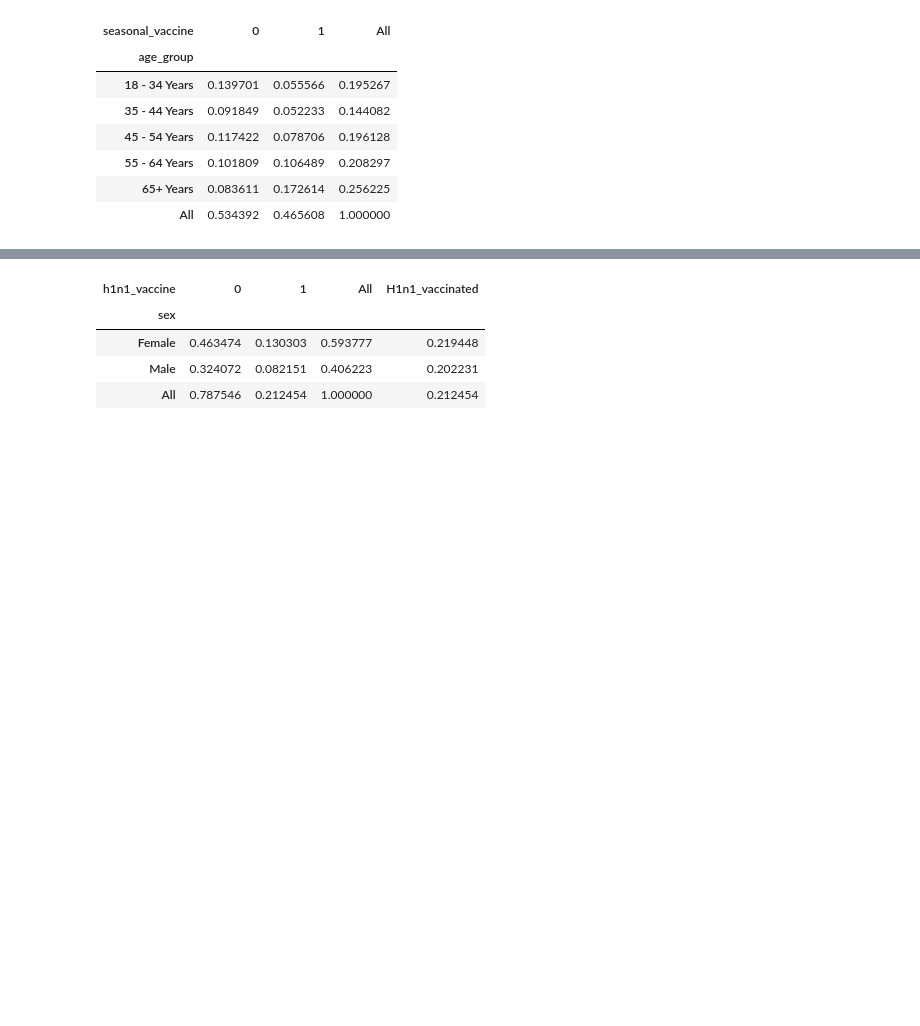
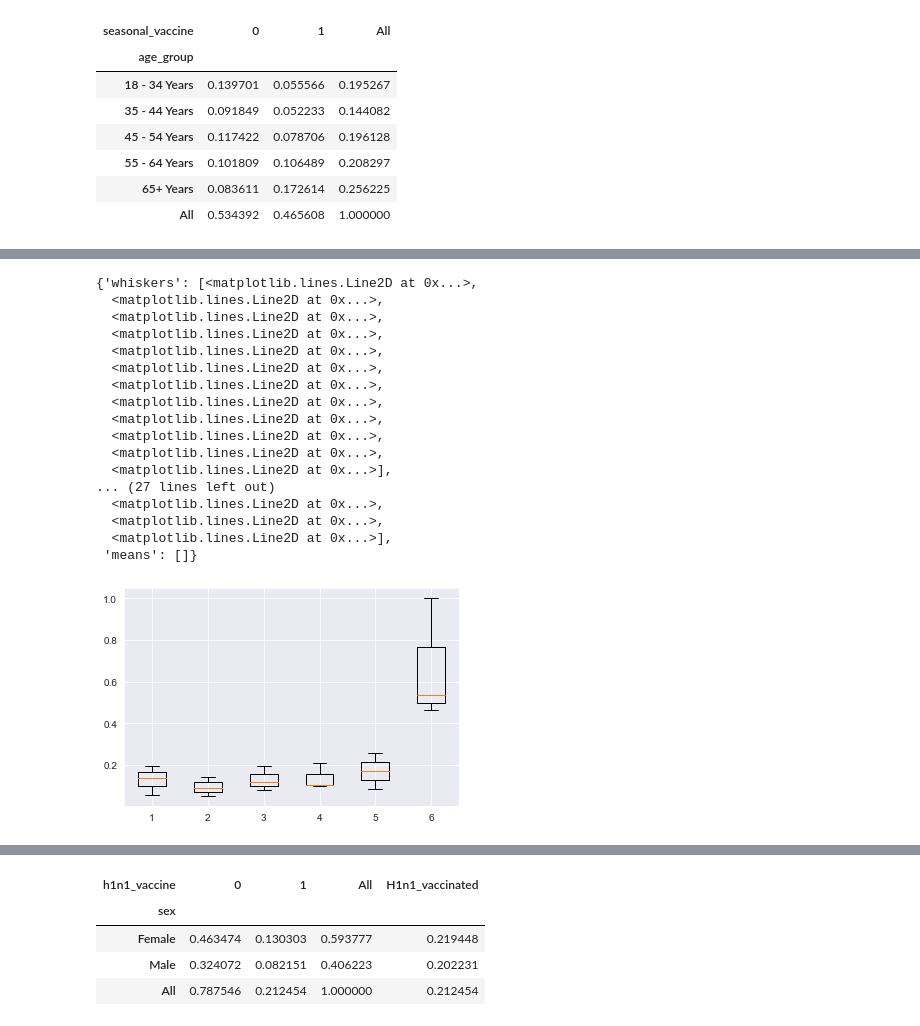
Before and after one commit to moscatena/Seasonal-Flu-Vaccine-Prediction, a Jupyter notebook: Untitled.ipynb, the cells around one changed output, grey strips where cells are left out. Cells and saved outputs as stored; diff of their text form; code cells hidden in the pictures; blank space fills up the shorter version.

```diff
--- a/Untitled.ipynb
+++ b/Untitled.ipynb
@@ -240,0 +262,23 @@ Age1
+# %%
+transposed_Age1= Age1.transpose()
+
+plt.boxplot(transposed_Age1)
+# %% [output]
+{'whiskers': [<matplotlib.lines.Line2D at 0x...>,
+  <matplotlib.lines.Line2D at 0x...>,
+  <matplotlib.lines.Line2D at 0x...>,
+  <matplotlib.lines.Line2D at 0x...>,
+  <matplotlib.lines.Line2D at 0x...>,
+  <matplotlib.lines.Line2D at 0x...>,
+  <matplotlib.lines.Line2D at 0x...>,
+  <matplotlib.lines.Line2D at 0x...>,
+  <matplotlib.lines.Line2D at 0x...>,
+  <matplotlib.lines.Line2D at 0x...>,
+  <matplotlib.lines.Line2D at 0x...>,
+  <matplotlib.lines.Line2D at 0x...>],
+... (27 lines left out)
+  <matplotlib.lines.Line2D at 0x...>,
+  <matplotlib.lines.Line2D at 0x...>,
+  <matplotlib.lines.Line2D at 0x...>],
+ 'means': []}
+[figure, added]
```
Also changed, not shown: parts of 10 cells of this notebook, 1 other file.
